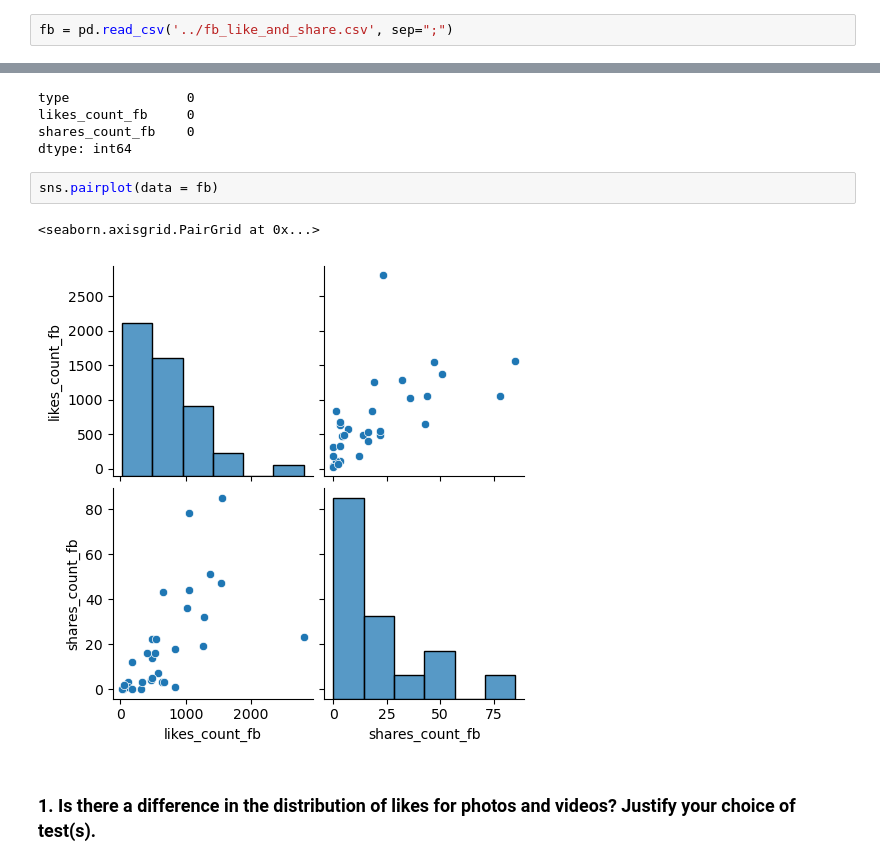
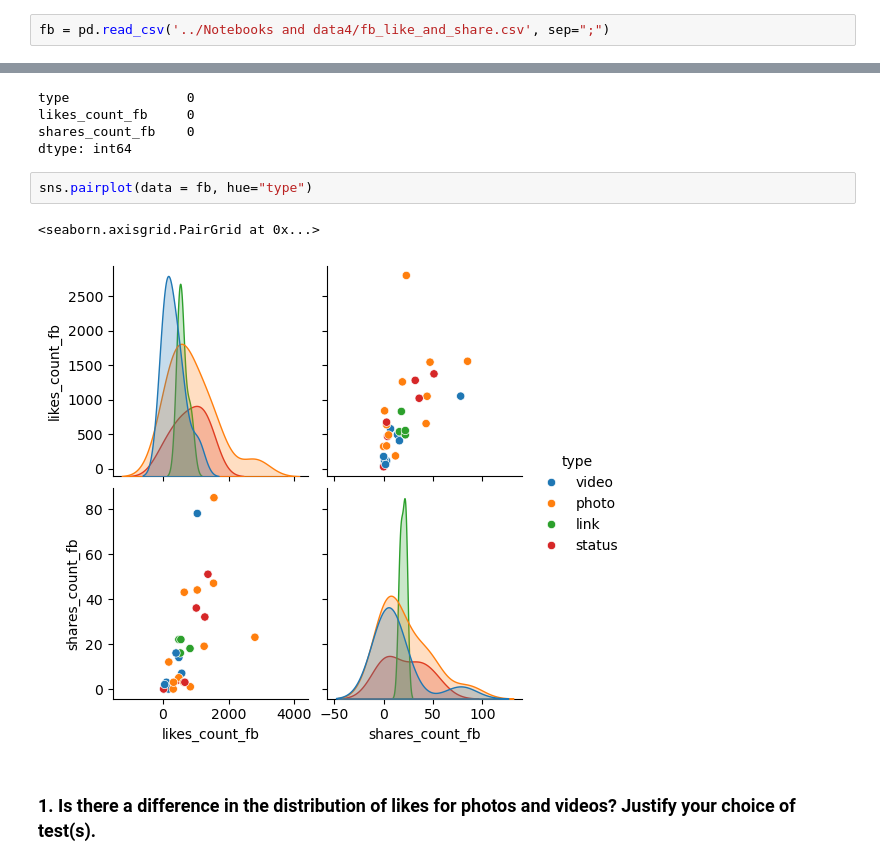
Before and after one commit to jeff0167/Data_And_Things, a Jupyter notebook: Exercises in statistics.ipynb, the cells around one changed output, grey strips where cells are left out. Cells and saved outputs as stored; diff of their text form.

```diff
--- a/Exercises in statistics.ipynb
+++ b/Exercises in statistics.ipynb
@@ -131,7 +131,7 @@ Load in the "fb_like_and_share.csv" data and answer the following questions:
 3. Perform an ANOVA test to test if there is a difference in means across type of posts for shares. Does it make sense to perform this ANOVA test?
 4. Is there actually a statistical significant difference in the distribution of share counts for any two groups?
 # %%
-fb = pd.read_csv('../fb_like_and_share.csv', sep=";")
+fb = pd.read_csv('../Notebooks and data4/fb_like_and_share.csv', sep=";")
 # %%
 fb
 # %% [output]
@@ -160,10 +160,10 @@ likes_count_fb     0
 shares_count_fb    0
 dtype: int64
 # %%
-sns.pairplot(data = fb)
+sns.pairplot(data = fb, hue="type")
 # %% [output]
 <seaborn.axisgrid.PairGrid at 0x...>
-[figure, old version]
+[figure, new version]
 # %% [markdown]
 ### 1. Is there a difference in the distribution of likes for photos and videos? Justify your choice of test(s).
 # %%
```
Also changed, not shown: parts of 57 cells of this notebook, 5 other files.
